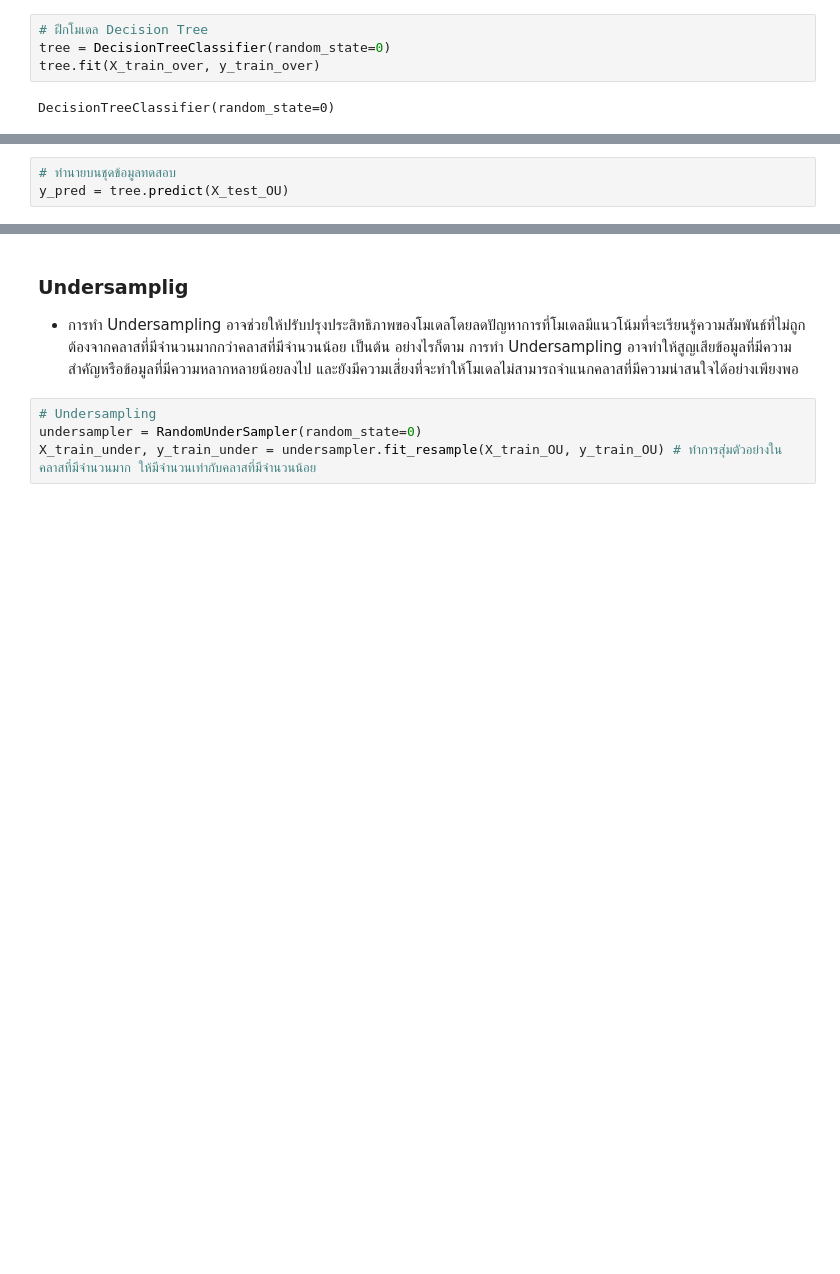
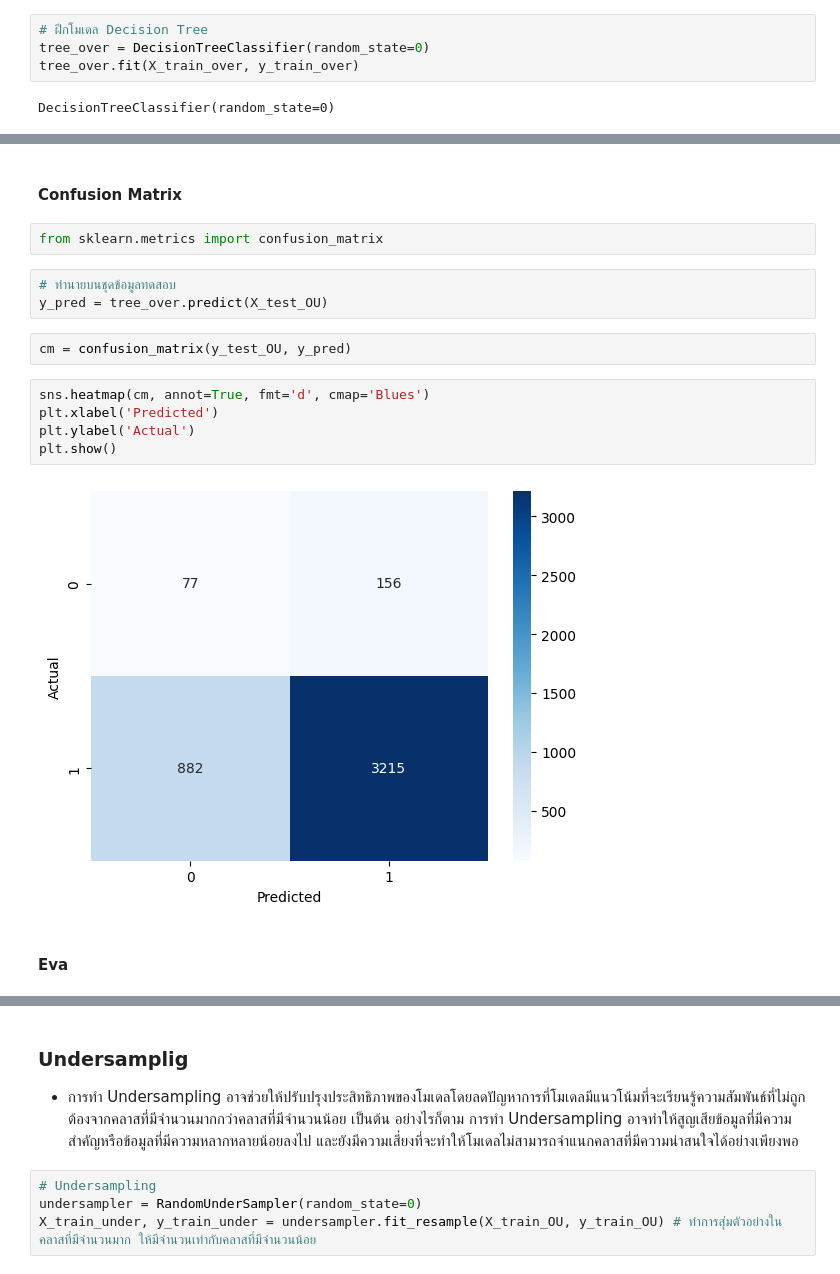
Before and after one commit to Pimchanok6430205105/BSC_DPDM23, a Jupyter notebook: Internet.ipynb, the cells around one changed output, grey strips where cells are left out. Drawn from its saved outputs; the diff is of its cells as text; blank space fills up the shorter version.

```diff
--- a/Internet.ipynb
+++ b/Internet.ipynb
@@ -234,6 +290,6 @@ plt.show()
 # %%
 # ฝึกโมเดล Decision Tree
-tree = DecisionTreeClassifier(random_state=0)
-tree.fit(X_train_over, y_train_over)
+tree_over = DecisionTreeClassifier(random_state=0)
+tree_over.fit(X_train_over, y_train_over)
 # %% [output]
 DecisionTreeClassifier(random_state=0)
@@ -240,6 +318,21 @@ DecisionTreeClassifier(random_state=0)
+# %% [markdown]
+#### Confusion Matrix
+# %%
+from sklearn.metrics import confusion_matrix
 # %%
 # ทำนายบนชุดข้อมูลทดสอบ
-y_pred = tree.predict(X_test_OU)
+y_pred = tree_over.predict(X_test_OU)
+# %%
+cm = confusion_matrix(y_test_OU, y_pred)
+# %%
+sns.heatmap(cm, annot=True, fmt='d', cmap='Blues')
+plt.xlabel('Predicted')
+plt.ylabel('Actual')
+plt.show()
+# %% [output]
+[figure, added]
+# %% [markdown]
+#### Eva
 # %%
 # วัดประสิทธิภาพของโมเดล
 accuracy = accuracy_score(y_test_OU, y_pred)
```
Also changed, not shown: parts of 102 cells of this notebook.
